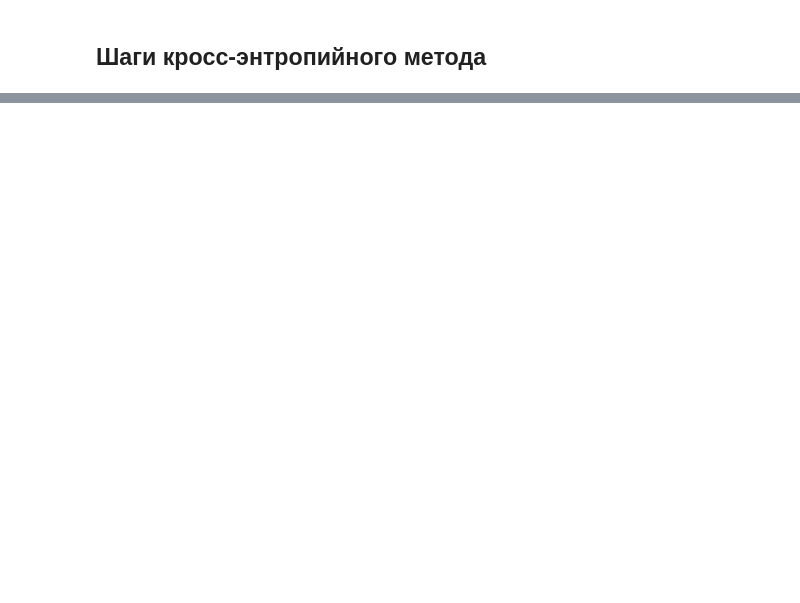
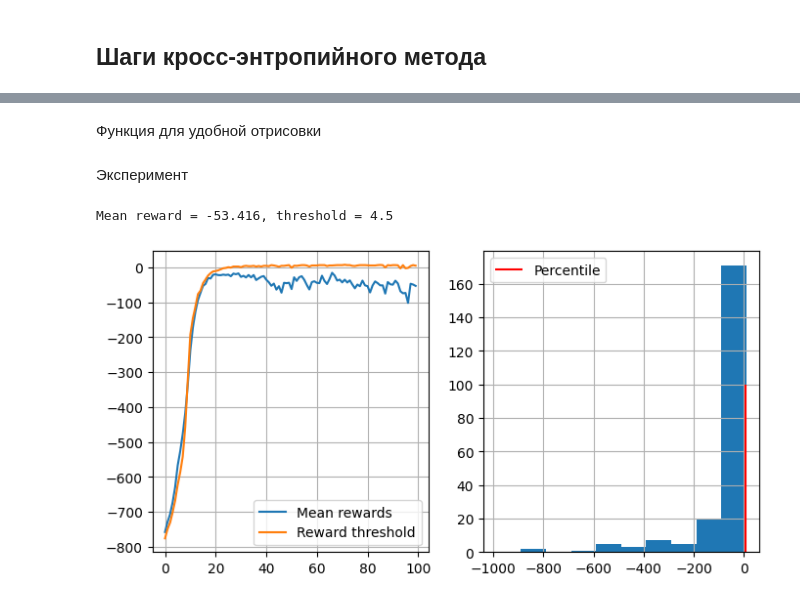
Before and after one commit to Rodeffs/Year4_Programming, a Jupyter notebook: Machine_Learning/Reinforcement_Learning/02_lab/cem.ipynb, the cells around one changed output, grey strips where cells are left out. Drawn from its saved outputs; the diff is of its cells as text; code cells hidden in the pictures; blank space fills up the shorter version.

```diff
--- a/Machine_Learning/Reinforcement_Learning/02_lab/cem.ipynb
+++ b/Machine_Learning/Reinforcement_Learning/02_lab/cem.ipynb
@@ -106,0 +187,42 @@ _IncompleteInputError: incomplete input (30051502.py, line 2)
+# %% [markdown]
+Функция для удобной отрисовки
+# %%
+def show_progress(rewards_batch, log, percentile, reward_range=(-990, 10)):
+    mean_reward = np.mean(rewards_batch)
+    threshold = np.percentile(rewards_batch, percentile)
+    log.append((mean_reward, threshold))
+    plt.figure(figsize=(8, 4))
+    plt.subplot(1, 2, 1)
+    plt.plot(list(zip(*log))[0], label="Mean rewards")
+    plt.plot(list(zip(*log))[1], label="Reward threshold")
+    plt.legend()
+    plt.grid()
+    plt.subplot(1, 2, 2)
+    plt.hist(rewards_batch, range=reward_range)
+    plt.vlines([np.percentile(rewards_batch, percentile)], [0], [100], label="Percentile", color="red")
+    plt.legend()
+    plt.grid()
+    clear_output(True)
+    print(f"Mean reward = {mean_reward}, threshold = {threshold}")
+    plt.show()
+# %%
+policy = initialise_policy(n_states, n_actions)  # сброс политики на всякий случай
+# %% [markdown]
+Эксперимент
+# %%
+n_sessions = 250
+percentile = 50  # процент сессий с наивысшей наградой
+learning_rate = 0.5  # насколько быстро обновляется политика
+log = []
+# %%
+for i in range(100):
+    sessions = [generate_session(env, policy) for _ in range(n_sessions)]
+    states_batch, actions_batch, rewards_batch = zip(*sessions)
+    elite_states, elite_actions = select_elites(states_batch, actions_batch, rewards_batch, percentile)
+    new_policy = get_new_policy(elite_states, elite_actions)
+
+    policy = learning_rate * new_policy + (1 - learning_rate) * policy  # обновление политики
+    show_progress(rewards_batch, log, percentile)
+# %% [output]
+Mean reward = -53.416, threshold = 4.5
+[figure, added]
```
Also changed, not shown: parts of 24 cells of this notebook.
